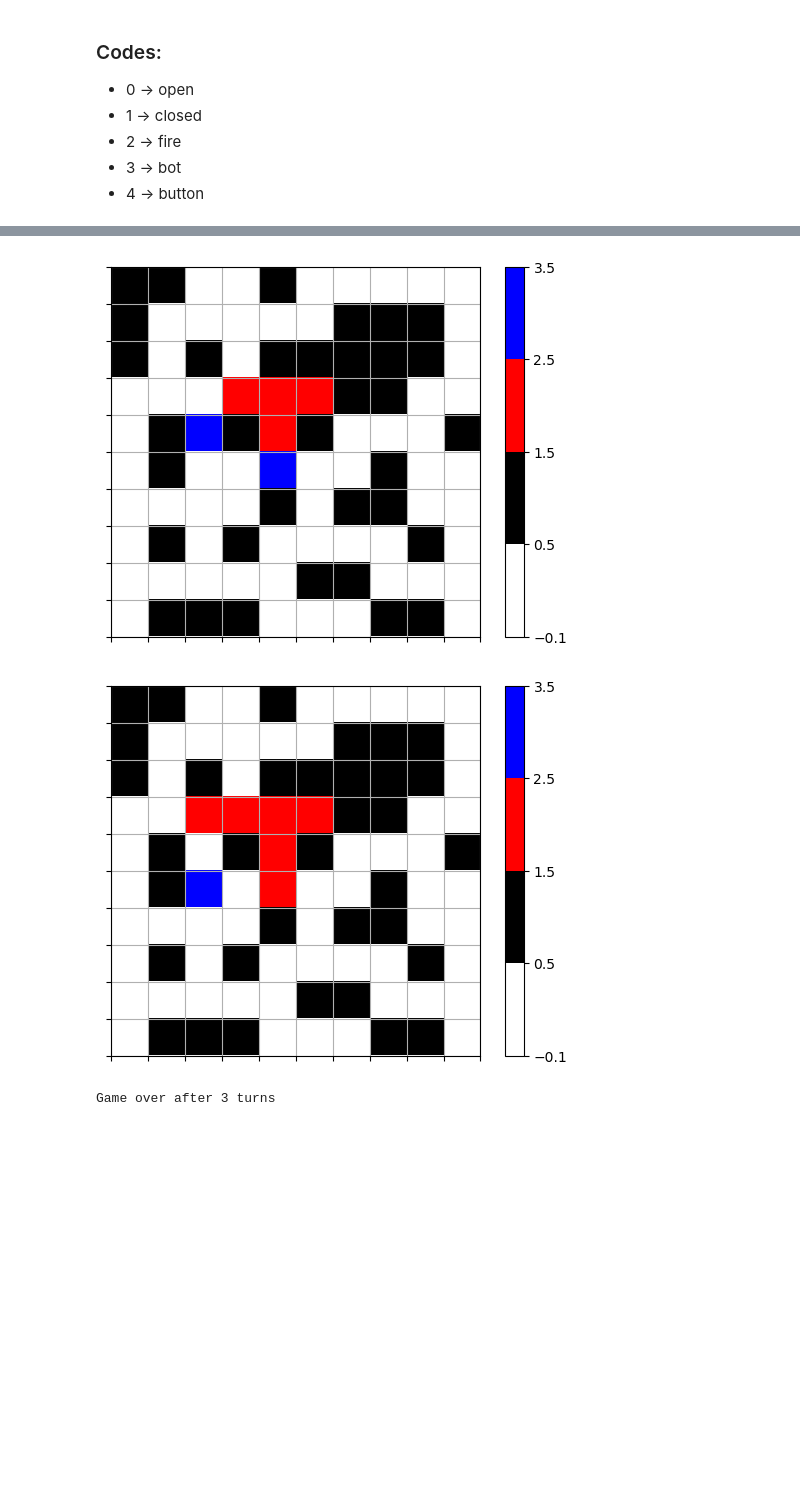
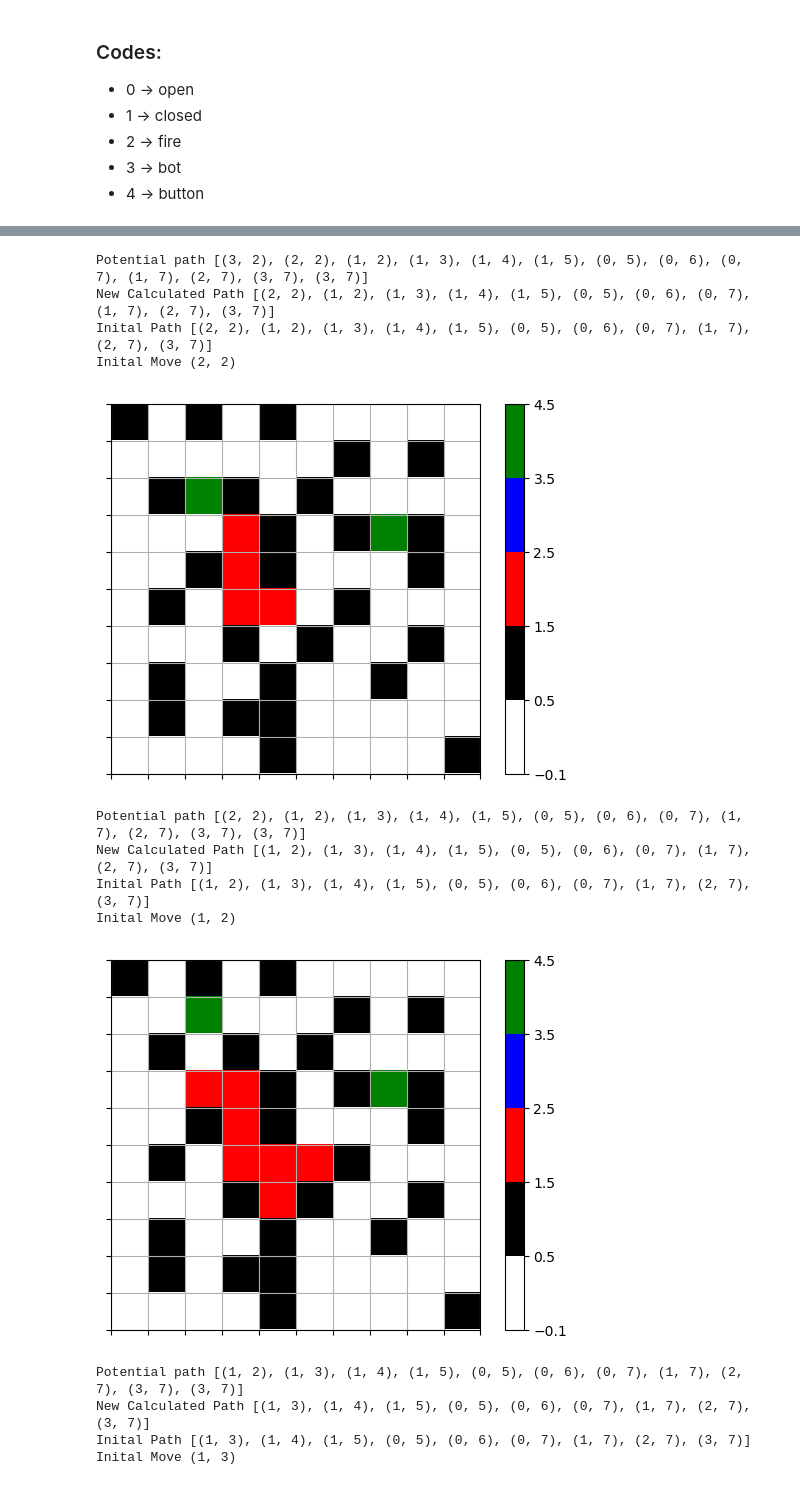
Before and after one commit to Sina-Haz/AI-Project-1, a Jupyter notebook: AI_Proj_1.ipynb, the cells around one changed output, grey strips where cells are left out. Cells and saved outputs as stored; diff of their text form; code cells hidden in the pictures; blank space fills up the shorter version.

```diff
--- a/AI_Proj_1.ipynb
+++ b/AI_Proj_1.ipynb
@@ -332,6 +367,5 @@ space_ship.openDeadEnds()
 space_ship.populateClosedCells()
 space_ship.chooseInitSpawns()
 space_ship.ShowShip()
-space_ship.events()
-space_ship.bot1()
+space_ship.bot2Runner()
 # %% [output]
@@ -340,3 +376,14 @@ space_ship.bot1()
+Potential path [(3, 2), (2, 2), (1, 2), (1, 3), (1, 4), (1, 5), (0, 5), (0, 6), (0, 7), (1, 7), (2, 7), (3, 7), (3, 7)]
+New Calculated Path [(2, 2), (1, 2), (1, 3), (1, 4), (1, 5), (0, 5), (0, 6), (0, 7), (1, 7), (2, 7), (3, 7)]
+Inital Path [(2, 2), (1, 2), (1, 3), (1, 4), (1, 5), (0, 5), (0, 6), (0, 7), (1, 7), (2, 7), (3, 7)]
+Inital Move (2, 2)
-[figure, old version]
+[figure, new version]
+Potential path [(2, 2), (1, 2), (1, 3), (1, 4), (1, 5), (0, 5), (0, 6), (0, 7), (1, 7), (2, 7), (3, 7), (3, 7)]
+New Calculated Path [(1, 2), (1, 3), (1, 4), (1, 5), (0, 5), (0, 6), (0, 7), (1, 7), (2, 7), (3, 7)]
+Inital Path [(1, 2), (1, 3), (1, 4), (1, 5), (0, 5), (0, 6), (0, 7), (1, 7), (2, 7), (3, 7)]
+Inital Move (1, 2)
-[figure, old version]
+[figure, new version]
-Game over after 3 turns
+Potential path [(1, 2), (1, 3), (1, 4), (1, 5), (0, 5), (0, 6), (0, 7), (1, 7), (2, 7), (3, 7), (3, 7)]
+New Calculated Path [(1, 3), (1, 4), (1, 5), (0, 5), (0, 6), (0, 7), (1, 7), (2, 7), (3, 7)]
+Inital Path [(1, 3), (1, 4), (1, 5), (0, 5), (0, 6), (0, 7), (1, 7), (2, 7), (3, 7)]
+Inital Move (1, 3)
```
Also changed, not shown: parts of 3 cells of this notebook.
